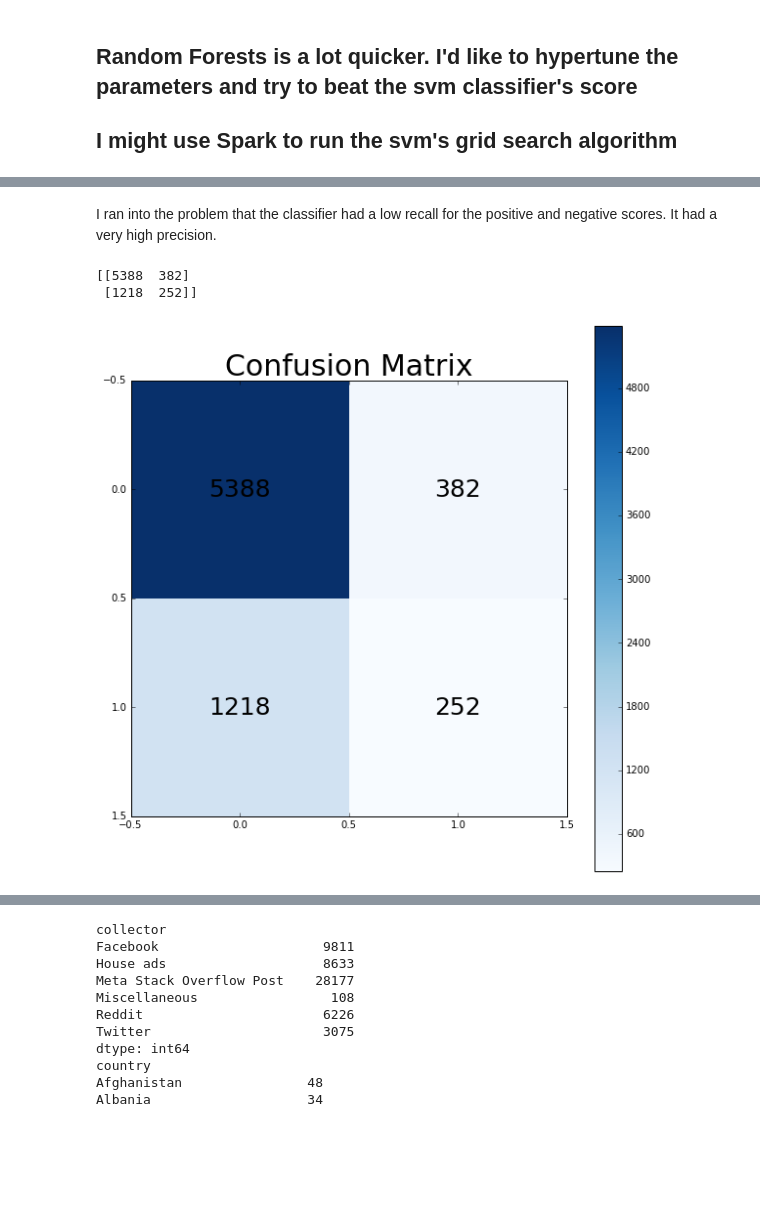
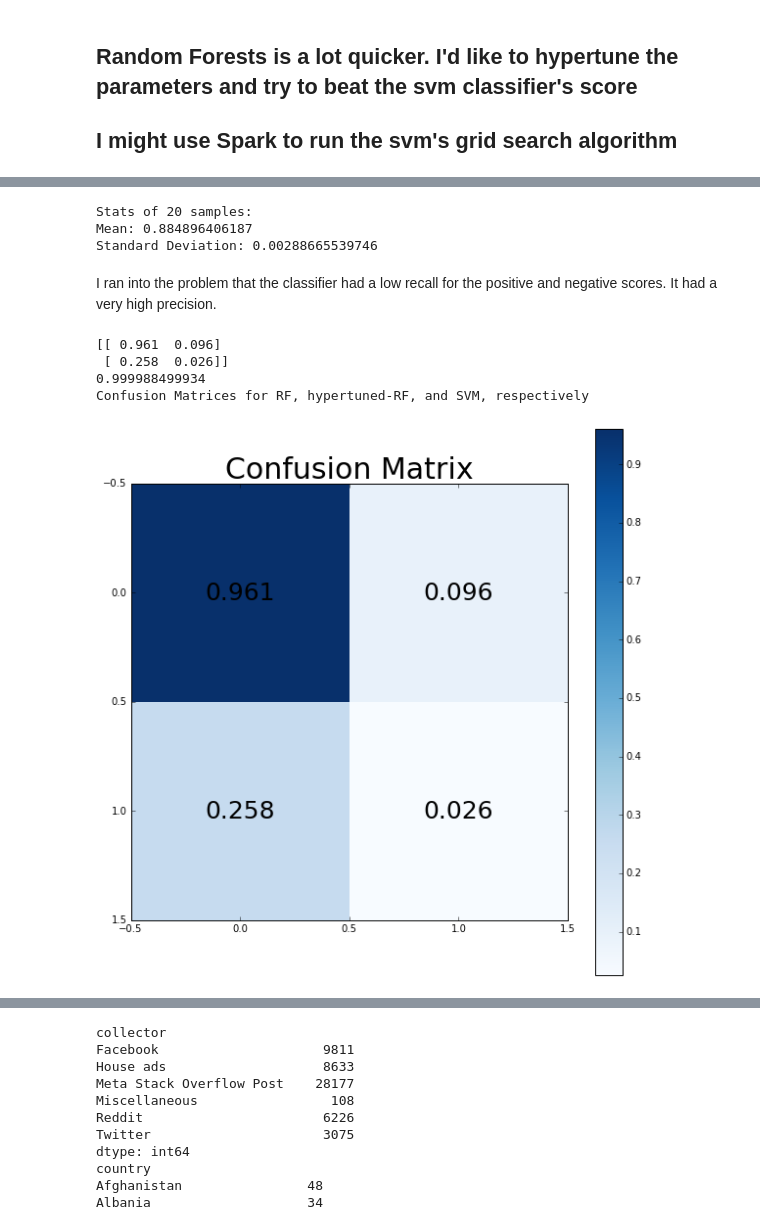
Before and after one commit to jonmhong/Stack_Overflow_Data, a Jupyter notebook: stack_overflow.ipynb, the cells around one changed output, grey strips where cells are left out. Drawn from its saved outputs; the diff is of its cells as text; code cells hidden in the pictures; blank space fills up the shorter version.

```diff
--- a/stack_overflow.ipynb
+++ b/stack_overflow.ipynb
@@ -816,8 +808,31 @@ avg / total       0.64      0.80      0.71      7240
+# %%
+all_scores = []
+for i in range(0, 20):
+    X_train, X_test, y_train, y_test = train_test_split(cleaned_features, label, test_size=0.2, random_state=i)
+
+    rfc = RandomForestClassifier(min_samples_split=1,
+                             n_estimators=13,
+                             criterion='entropy',
+                             min_samples_leaf=7)
+
+    rfc.fit(X_train, y_train)
+    pred = rfc.predict(X_test)
+    f1 = f1_score(y_test, pred)
+    all_scores.append(f1)
+
+print "Stats of 20 samples:"
+print "Mean: {}".format(np.mean(all_scores))
+print "Standard Deviation: {}".format(np.std(all_scores))
+# %% [output]
+Stats of 20 samples:
+Mean: 0.884896406187
+Standard Deviation: 0.00288665539746
 # %% [markdown]
 I ran into the problem that the classifier had a low recall for the positive and negative scores. It had a very high precision.
 # %%
 from sklearn.metrics import precision_score
 from sklearn.metrics import confusion_matrix
+from numpy.linalg import norm
 %matplotlib inline
 
 # copied and pasted then modded from stackoverflow question to obtain
@@ -830,39 +845,61 @@ def perf_measure(y_actual, y_hat):
     for i in range(len(y_hat)):
         if y_actual[i][0] == y_hat[i] == 1:
             tp += 1
         elif y_actual[i][0] == 1 and y_actual[i][0] != y_hat[i]:
             fp += 1
         elif y_actual[i][0] == 0 and y_actual[i][0] != y_hat[i]:
             fn += 1
         elif y_actual[i][0] == y_hat[i] == 0:
             tn += 1
 
     return (tp, fp, fn, tn)
 
 
-cm_rf = confusion_matrix(y_test, rfc_pred, labels=[1, 0])
-cm_rf_ht = confusion_matrix(y_test, hypertuned_rfc_pred, labels=[1, 0])
-cm_svm = confusion_matrix(y_test, pred, labels=[1, 0])
+def normalized_confusion_matrix(cm):
+    total = norm(cm)
+    result = cm.tolist()
+
+    row = 0
+    for row_elements in cm:
+        col = 0
+        for col_element in row_elements:
+            result[row][col] = round(float(col_element) / float(total), 3)
+            col += 1
+        row += 1
+
+    return np.array(result)
 
 
-def plot_confusion_matrix(cm, title='Confusion matrix', cmap=pl.cm.Blues):
+cm_rf = normalized_confusion_matrix(confusion_matrix(y_test, rfc_pred, labels=[1, 0]))
+cm_rf_ht = normalized_confusion_matrix(confusion_matrix(y_test, hypertuned_rfc_pred, labels=[1, 0]))
+cm_svm = normalized_confusion_matrix(confusion_matrix(y_test, pred, labels=[1, 0]))
+cm_nb = normalized_confusion_matrix(confusion_matrix(y_test, nb_pred, labels=[1, 0]))
+
+print cm_rf
+print norm(cm_rf)
+
+
+def plot_confusion_matrix(cm, cmap=pl.cm.Blues):
     pl.figure(figsize=(10, 10))
     pl.imshow(cm, interpolation='nearest', cmap=cmap)
+    pl.title("Confusion Matrix")
     pl.colorbar()
     pl.title("Confusion Matrix", size=30)
     for x in range(0,2):
         for y in range(0, 2):
             pl.annotate(str(cm[x][y]), xy = (y, x),
                         horizontalalignment='center',
                         verticalalignment='center',
                         size=25)
 
-print cm_rf
-
+print "Confusion Matrices for RF, hypertuned-RF, and SVM, respectively"
 plot_confusion_matrix(cm_rf)
 plot_confusion_matrix(cm_rf_ht)
 plot_confusion_matrix(cm_svm)
+plot_confusion_matrix(cm_nb)
 # %% [output]
-[[5388  382]
- [1218  252]]
+[[ 0.961  0.096]
+ [ 0.258  0.026]]
+0.999988499934
+Confusion Matrices for RF, hypertuned-RF, and SVM, respectively
-[figure, old version]
+[figure, new version]
```
Also changed, not shown: parts of 30 cells of this notebook.
